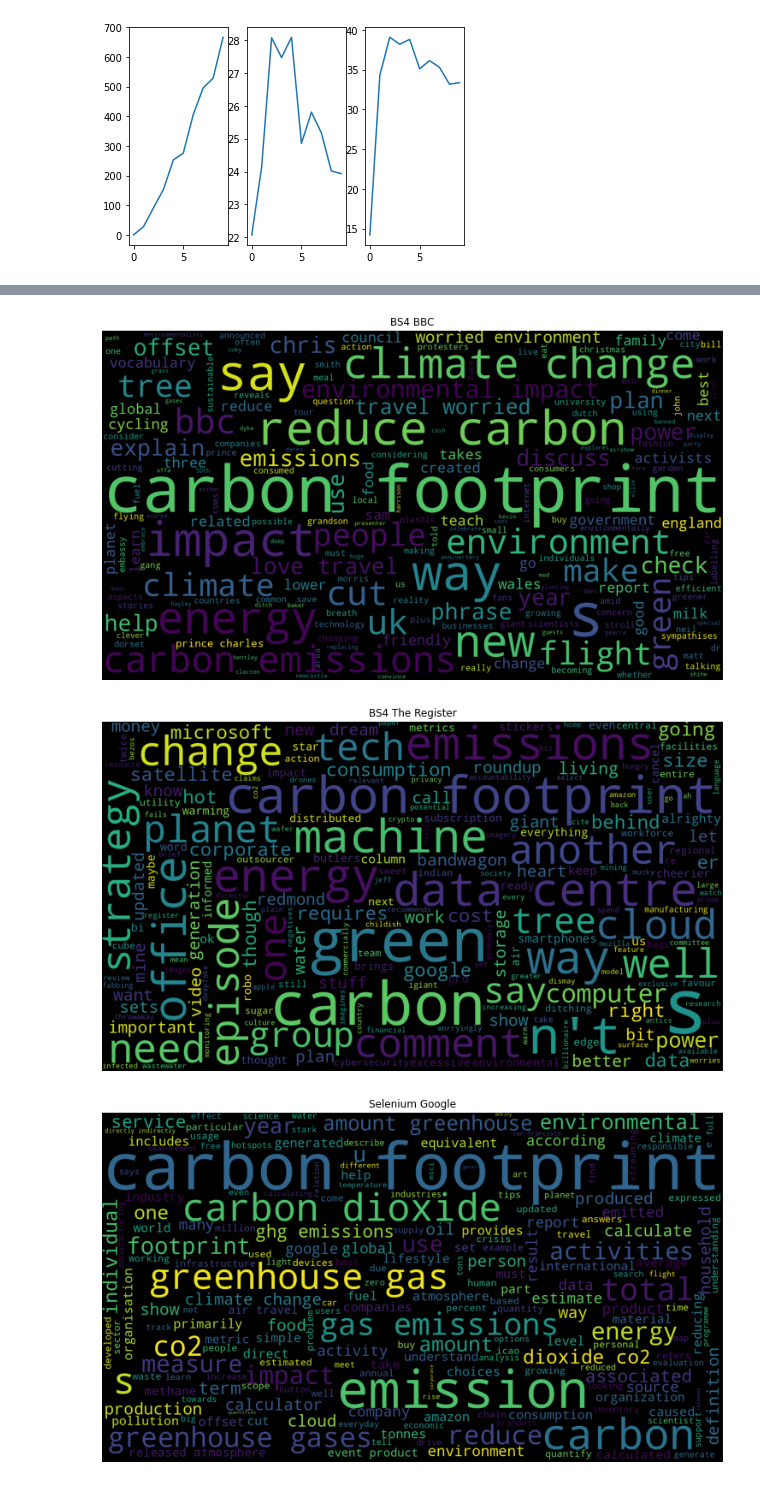
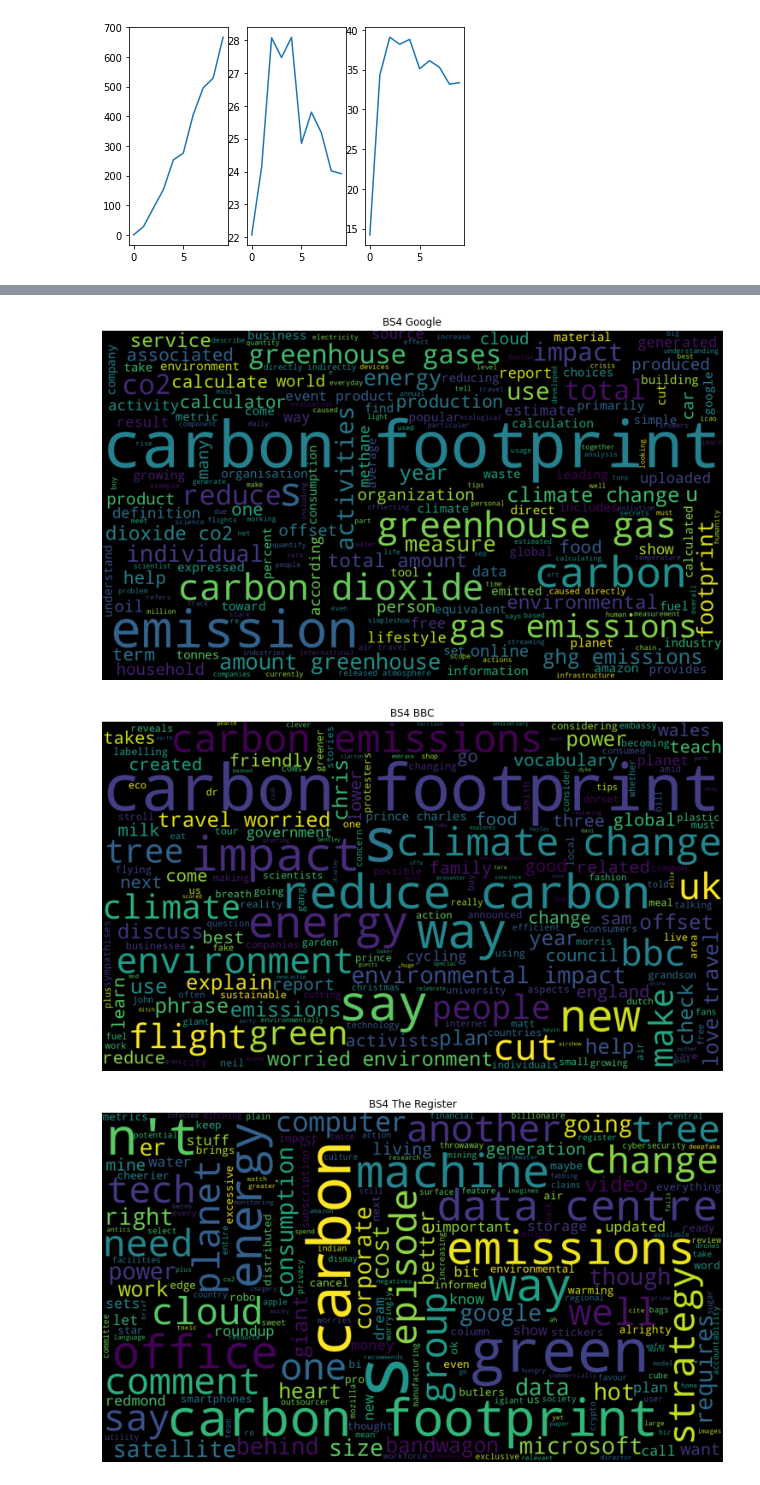
Before and after one commit to vtiinanen/NLP_WuzzyFuzzy, a Jupyter notebook: notebook.ipynb, the cells around one changed output, grey strips where cells are left out. Cells and saved outputs as stored; diff of their text form; code cells hidden in the pictures.

```diff
--- a/notebook.ipynb
+++ b/notebook.ipynb
@@ -373,25 +375,16 @@ def get_word_cloud(data, title):
     plot.title(title)
     return plot
 
-manual_clean_data = preprocess(manually_scraped_snippets)
-manual_plot = get_word_cloud(manual_clean_data, 'Manual Google')
-manual_plot.show()
+def show_wordcloud(snippets, title):
+    clean_data = preprocess(snippets)
+    plot = get_word_cloud(clean_data, title)
+    plot.show()
 
-bs4_clean_data = preprocess(bs4_scraped_snippets)
-bs4_plot = get_word_cloud(bs4_clean_data, 'BS4 Google')
-bs4_plot.show()
-
-bbc_clean_data = preprocess(bbc_scraped_snippets)
-bbc_plot = get_word_cloud(bbc_clean_data, 'BS4 BBC')
-bbc_plot.show()
-
-the_register_clean_data = preprocess(the_register_scraped_snippets)
-the_register_plot = get_word_cloud(the_register_clean_data, 'BS4 The Register')
-the_register_plot.show()
-
-selenium_google_clean_data = preprocess(selenium_google_scraped_snippets)
-selenium_google_plot = get_word_cloud(selenium_google_clean_data, 'Selenium Google')
-selenium_google_plot.show()
+show_wordcloud(manually_scraped_snippets, 'Manual Google')
+show_wordcloud(selenium_google_scraped_snippets, 'Selenium Google')
+show_wordcloud(bs4_scraped_snippets, 'BS4 Google')
+show_wordcloud(bbc_scraped_snippets, 'BS4 BBC')
+show_wordcloud(the_register_scraped_snippets, 'BS4 The Register')
 # %% [output]
 [nltk_data] Downloading package stopwords to /root/nltk_data...
 [nltk_data]   Package stopwords is already up-to-date!
@@ -402,6 +395,6 @@ selenium_google_plot.show()
-[figure, old version]
+[figure, new version]
-[figure, old version]
+[figure, new version]
-[figure, old version]
+[figure, new version]
 # %%
 """ Sentiment analysis """
 
```
Also changed, not shown: parts of 3 cells of this notebook.
